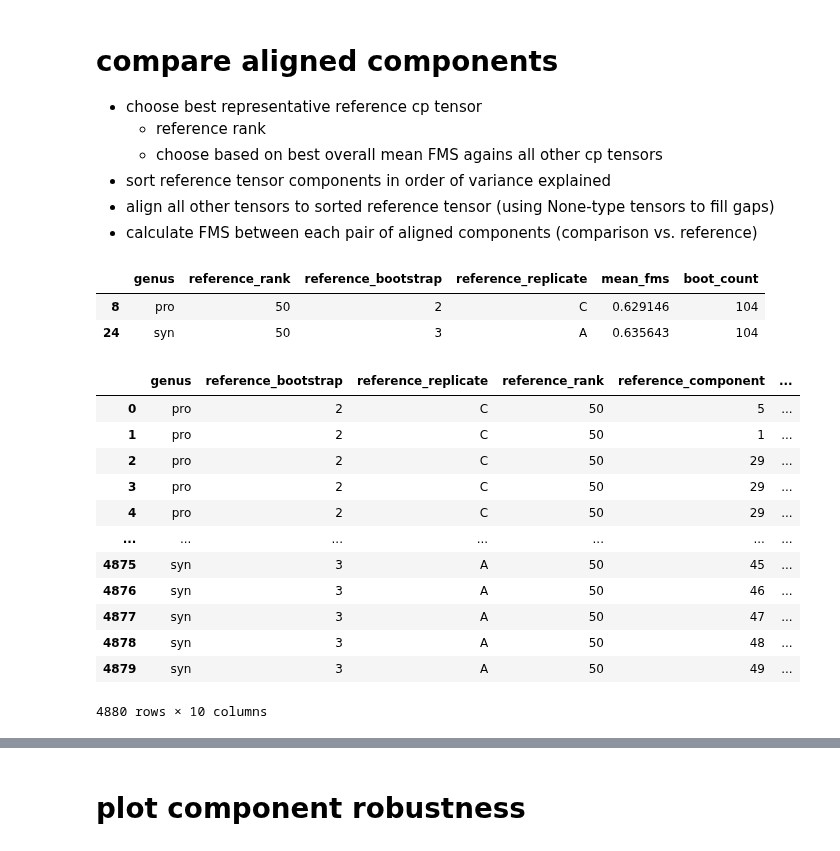
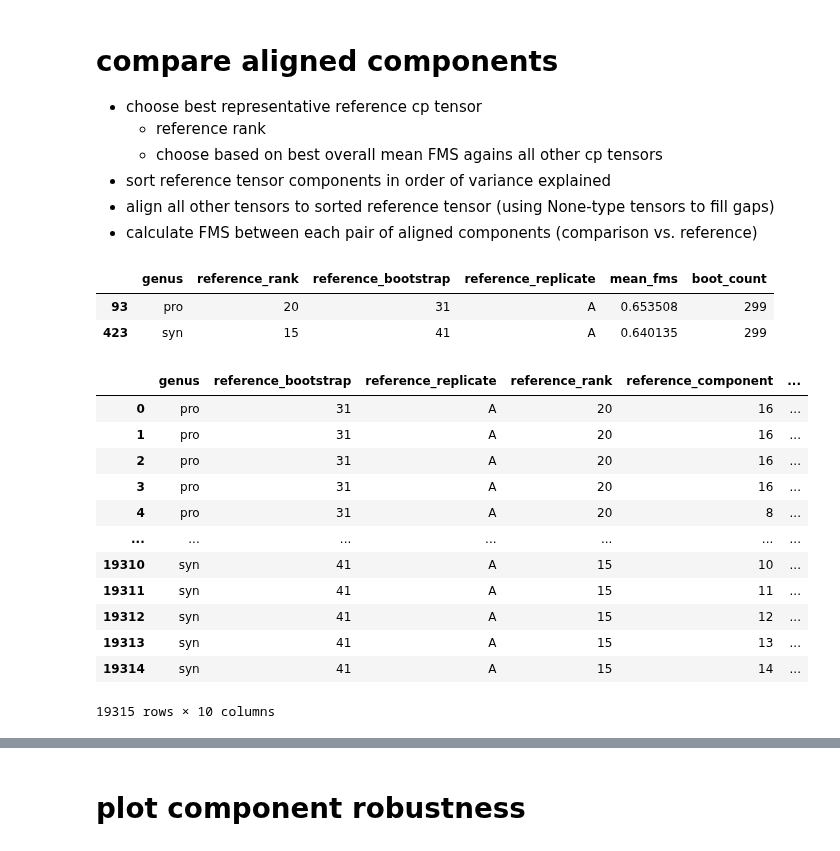
Before and after one commit to blasks/barnacle-manuscript, a Jupyter notebook: development/batch-correction/notebooks/component-robustness.ipynb, the cells around one changed output, grey strips where cells are left out. Drawn from its saved outputs; the diff is of its cells as text; code cells hidden in the pictures.

```diff
--- a/development/batch-correction/notebooks/component-robustness.ipynb
+++ b/development/batch-correction/notebooks/component-robustness.ipynb
@@ -193,7 +194,7 @@ aligned_cps = {
 # collect sample names of each bootstrap/replicate pair
 for cyano in ['pro', 'syn']:
     for rep in replicates:
-        for boot in bootstraps:
+        for boot in ref_boots:
             filepath = datapath / '{}/bootstrap{}/replicate{}/shuffled_replicate_{}.nc'.format(
                 cyano, boot, rep, rep
             )
@@ -207,8 +208,8 @@ for cyano in ['pro', 'syn']:
     )
 
 # import one shuffled tensor dataset for reference
-pro_ds = xr.open_dataset(datapath / 'pro/bootstrap{}/dataset_bootstrap_{}.nc'.format(bootstraps[0], bootstraps[0]))
-syn_ds = xr.open_dataset(datapath / 'syn/bootstrap{}/dataset_bootstrap_{}.nc'.format(bootstraps[0], bootstraps[0]))
+pro_ds = xr.open_dataset(datapath / 'pro/bootstrap0/dataset_bootstrap_0.nc')
+syn_ds = xr.open_dataset(datapath / 'syn/bootstrap0/dataset_bootstrap_0.nc')
 
 syn_ds
 # %% [output]
@@ -235,11 +236,14 @@ for cyano in ['pro', 'syn']:
             # initialize list of cp tensors for each rank
             cps[cyano][rep][rank] = []
             aligned_cps[cyano][rep][rank] = []
-            for boot in bootstraps:
-                # put together data path
-                path_cp = '{}/bootstrap{}/replicate{}/rank{}/lambda{}/fitted_model.h5'.format(
-                    cyano, boot, rep, rank, lambdas[cyano]
-                )
+            for boot in ref_boots:
+                if boot in comp_boots or rank == ranks[cyano]['ref']:
+                    # put together data path
+                    path_cp = '{}/bootstrap{}/replicate{}/rank{}/lambda{}/fitted_model.h5'.format(
+                        cyano, boot, rep, rank, lambdas[cyano]
+                    )
+                else:
+                    continue
                 # store normalized cp tensor to cps
                 cp = tl.cp_normalize(load_cp_tensor(datapath / path_cp))
                 cps[cyano][rep][rank].append(cp)
@@ -264,10 +268,12 @@ aligned_cps['syn']['A'][10][0]
 # find best representative reference cp tensor for each genus
 
 results = []
-for cyano, ref_rep, ref_boot in list(itertools.product(['pro', 'syn'], replicates, bootstraps)):
+for cyano, ref_rep, ref_boot in list(itertools.product(['pro', 'syn'], replicates, ref_boots)):
     ref_rank = ranks[cyano]['ref']
     reference_cp = aligned_cps[cyano][ref_rep][ref_rank][ref_boot]
-    for comp_rep, comp_rank, comp_boot in list(itertools.product(replicates, ranks[cyano]['comp'], bootstraps)):
+#     for comp_rep, comp_rank, comp_boot in list(itertools.product(replicates, ranks[cyano]['comp'], comp_boots)):
+    for comp_rep, comp_boot in list(itertools.product(replicates, ref_boots)):
+        comp_rank = ranks[cyano]['ref']
         # no point in comparing to self
         if ref_rep == comp_rep and ref_rank == comp_rank and ref_boot == comp_boot:
             continue
@@ -311,8 +317,8 @@ best_rep_df = best_rep_df.iloc[best_rep_df.groupby([
 best_rep_df
 # %% [output]
 |  | genus | reference_rank | reference_bootstrap | reference_replicate | mean_fms | boot_count |
-| 8 | pro | 50 | 2 | C | 0.629146 | 104 |
-| 24 | syn | 50 | 3 | A | 0.635643 | 104 |
+| 93 | pro | 20 | 31 | A | 0.653508 | 299 |
+| 423 | syn | 15 | 41 | A | 0.640135 | 299 |
 # %%
 # collect aligned component comparison data
 
@@ -332,10 +338,11 @@ for cyano in ['pro', 'syn']:
     # separate out components
     ref_components = SparseCPTensor(reference_cp).get_components()
     # iterate through all cp tensors to be compared
-    for comp_rep, comp_rank, comp_boot in list(itertools.product(replicates, ranks[cyano]['comp'], bootstraps)):
-        # no point in comparing to self
-        if ref_rep == comp_rep and ref_rank == comp_rank and ref_boot == comp_boot:
-            continue
+    for comp_rep, comp_rank, comp_boot in list(itertools.product(replicates, ranks[cyano]['comp'], ref_boots)):
+        if comp_boot not in comp_boots and ref_rank != comp_rank:
+            continue    # only look at bootstraps beyond comparison bootstraps if they are reference rank
+        elif ref_rep == comp_rep and ref_rank == comp_rank and ref_boot == comp_boot:
+            continue    # no point in comparing to self
         # re-align comparison cp to the reference cp
         comparison_cp = tlviz.factor_tools.permute_cp_tensor(
             aligned_cps[cyano][comp_rep][comp_rank][comp_boot],
@@ -346,45 +353,45 @@ for cyano in ['pro', 'syn']:
         aligned_cps[cyano][comp_rep][comp_rank][comp_boot] = comparison_cp
         # compare each aligned component
         for i, comp_component in enumerate(SparseCPTensor(comparison_cp).get_components()):
             # skip the None-type components included for aligning smaller cp tensors
             if np.all(np.isnan(comp_component.factors[0])):
                 continue
             # compare components
             fms = factor_match_score(
                 comp_component,
                 ref_components[i],
                 consider_weights=False,
             )
             # save results
             results.append({
                 'genus': cyano,
                 'reference_bootstrap': ref_boot,
                 'reference_replicate': ref_rep,
                 'reference_rank': ref_rank,
                 'reference_component': i,
                 'comparison_bootstrap': comp_boot,
                 'comparison_replicate': comp_rep,
                 'comparison_rank': comp_rank,
                 'comparison_component': i,
                 'fms': fms
             })
 
 component_df = pd.DataFrame(results)
 component_df
 # %% [output]
 |  | genus | reference_bootstrap | reference_replicate | reference_rank | reference_component | ... |
-| 0 | pro | 2 | C | 50 | 5 | ... |
-| 1 | pro | 2 | C | 50 | 1 | ... |
-| 2 | pro | 2 | C | 50 | 29 | ... |
-| 3 | pro | 2 | C | 50 | 29 | ... |
-| 4 | pro | 2 | C | 50 | 29 | ... |
+| 0 | pro | 31 | A | 20 | 16 | ... |
+| 1 | pro | 31 | A | 20 | 16 | ... |
+| 2 | pro | 31 | A | 20 | 16 | ... |
+| 3 | pro | 31 | A | 20 | 16 | ... |
+| 4 | pro | 31 | A | 20 | 8 | ... |
 | ... | ... | ... | ... | ... | ... | ... |
-| 4875 | syn | 3 | A | 50 | 45 | ... |
-| 4876 | syn | 3 | A | 50 | 46 | ... |
-| 4877 | syn | 3 | A | 50 | 47 | ... |
-| 4878 | syn | 3 | A | 50 | 48 | ... |
-| 4879 | syn | 3 | A | 50 | 49 | ... |
+| 19310 | syn | 41 | A | 15 | 10 | ... |
+| 19311 | syn | 41 | A | 15 | 11 | ... |
+| 19312 | syn | 41 | A | 15 | 12 | ... |
+| 19313 | syn | 41 | A | 15 | 13 | ... |
+| 19314 | syn | 41 | A | 15 | 14 | ... |
-4880 rows × 10 columns
+19315 rows × 10 columns
 # %%
 # calculate variation explained by the best representative cp tensor for each bootstrapped dataset
 
```
Also changed, not shown: parts of 6 cells of this notebook, 2 other files.
